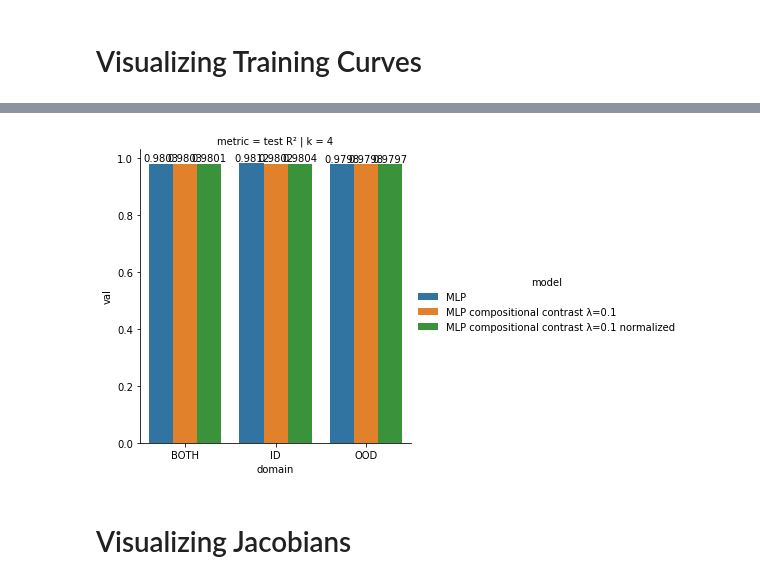
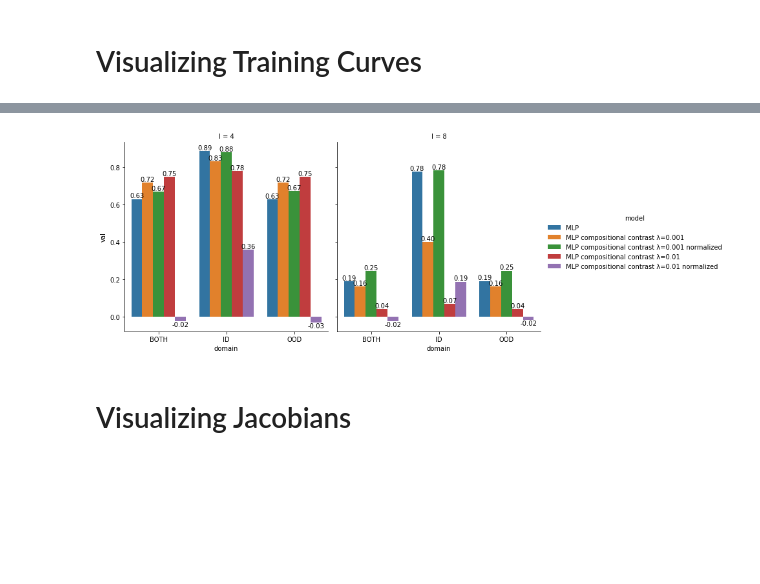
Before and after one commit to brendel-group/compositional-ood-generalization, a Jupyter notebook: experiments.ipynb, the cells around one changed output, grey strips where cells are left out. Drawn from its saved outputs; the diff is of its cells as text; code cells hidden in the pictures; blank space fills up the shorter version.

Commit message:
experiments on regularizer weights and normalization

```diff
--- a/experiments.ipynb
+++ b/experiments.ipynb
@@ -39,8 +39,9 @@ fg = sb.relplot(data=res.loc[(res['n samples'] > 0)], x='n samples', y='val', hu
 # %%
 import pickle as pk
 import seaborn as sb
+import pandas as pd
 
-with open(r'res/202209161132_testing_new_cc/df.pkl', 'rb') as f:
+with open(r'res/202209161609_gs__reg_weights/df.pkl', 'rb') as f:
     df = pk.load(f)
 # %%
 fg = sb.relplot(data=df.loc[(df['n samples'] > 0)], x='n samples', y='val', hue='model', col='metric', row='domain', facet_kws={'sharey': False, 'sharex': True})
@@ -49,11 +54,11 @@ fg = sb.relplot(data=df.loc[(df['n samples'] > 0)], x='n samples', y='val', hue=
 # %%
-df_max = df.groupby(['k', 'model', 'metric', 'domain', 'n data']).max().reset_index()
-fg = sb.catplot(data=df_max.loc[df_max['metric'] == 'test R²'], x='domain', y='val', hue='model', col='k', row='metric', kind='bar')
-for ax in fg.axes[0]:
+df_max = df.groupby(['k', 'l', 'model', 'metric', 'domain', 'n data']).max().reset_index()
+fg = sb.catplot(data=df_max.loc[(df_max['metric'] == 'test R²') & (df_max['regularizer weight'] != 0.1)], x='domain', y='val', hue='model', col='l', kind='bar')
+for ax in fg.axes.ravel():
     for container in ax.containers:
-        ax.bar_label(container, fmt='%.4f')
+        ax.bar_label(container, fmt='%.2f')
 # %% [output]
-[figure, old version]
+[figure, new version]
 # %% [markdown]
 # Visualizing Jacobians
 # %%
```
Also changed, not shown: parts of 7 cells of this notebook, 22 other files.
